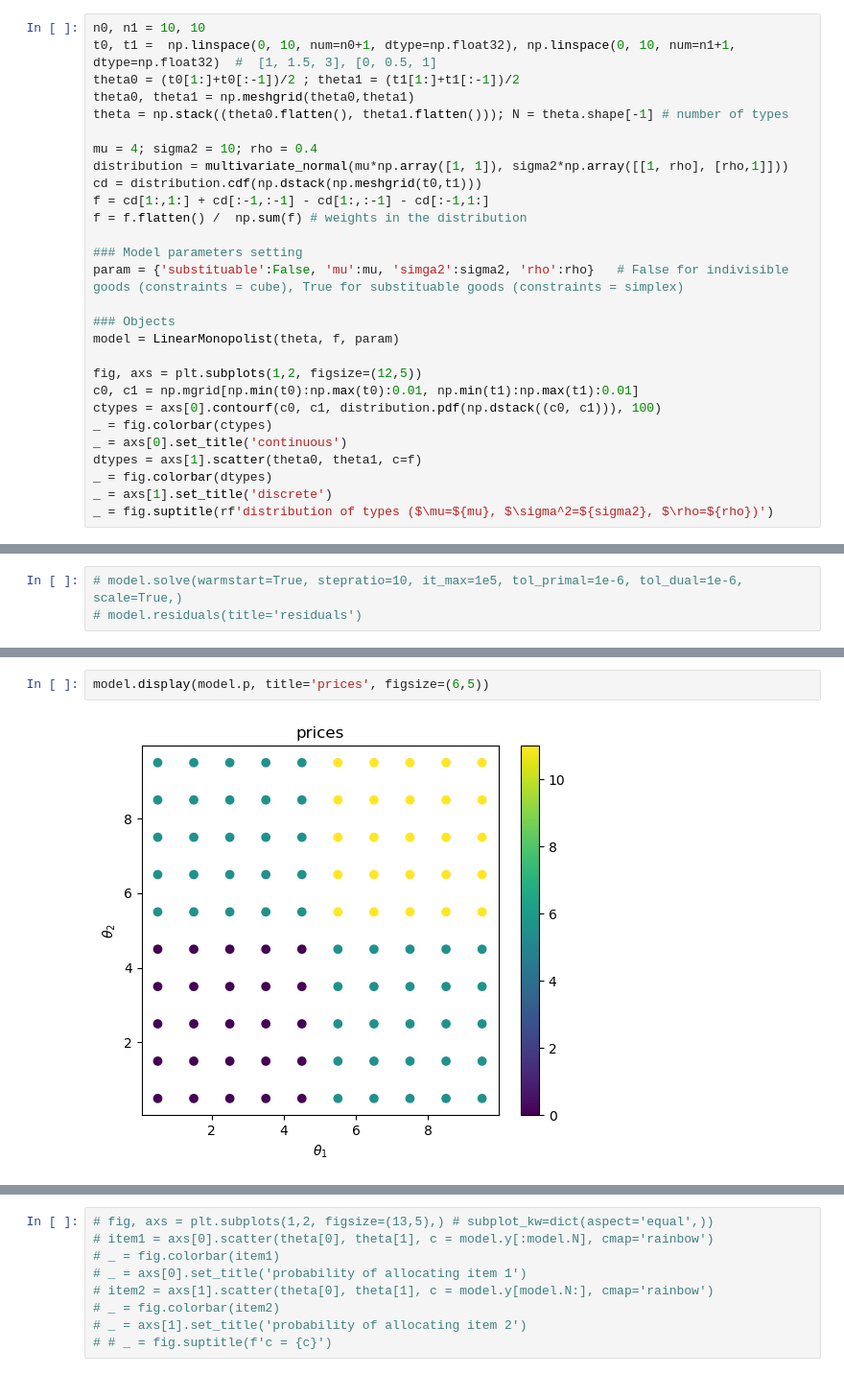
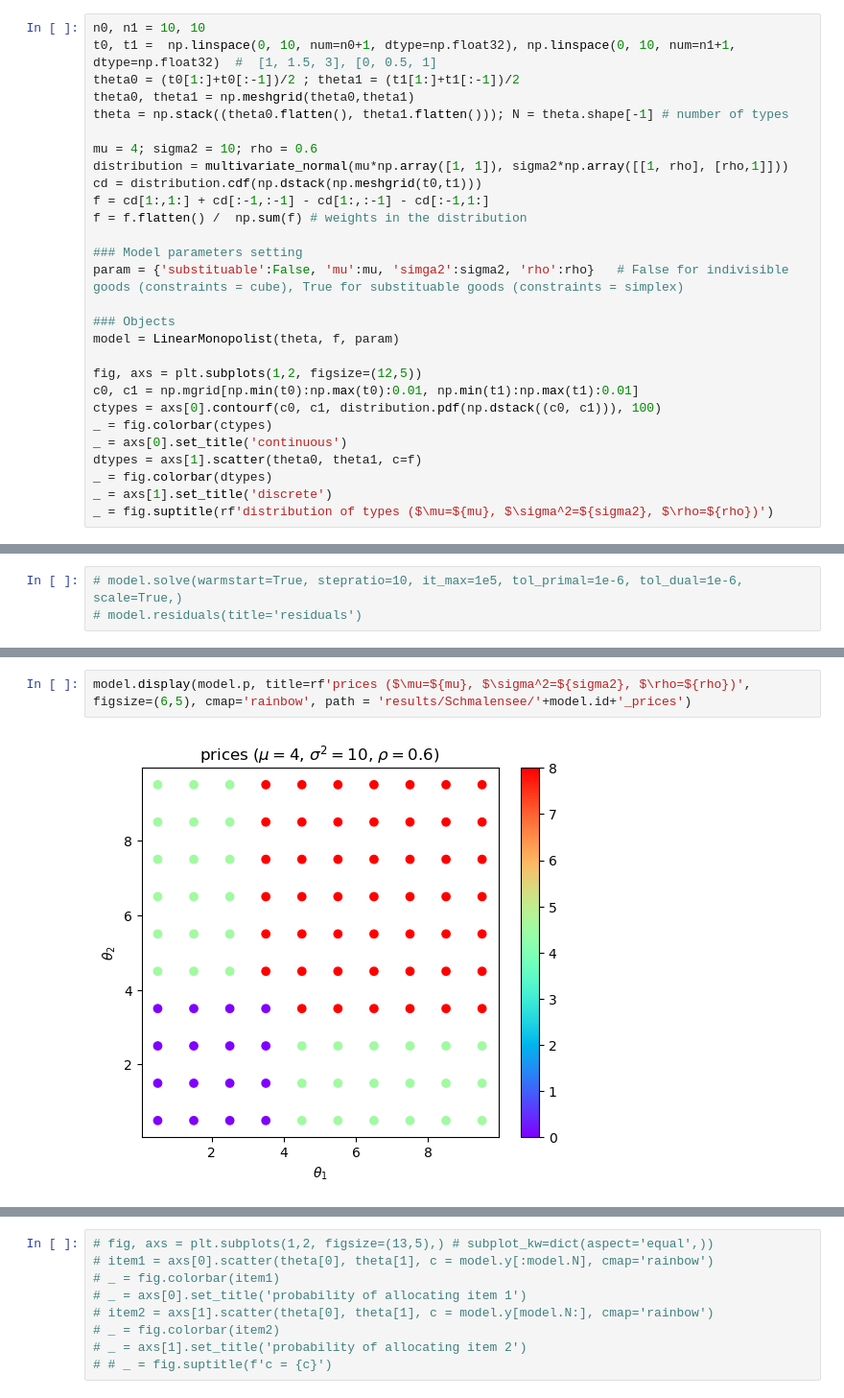
Before and after one commit to x-dupuis/screening-algo, a Jupyter notebook: examples/Schmalensee.ipynb, the cells around one changed output, grey strips where cells are left out. Shown: that part at 96% size. Cells and saved outputs as stored; diff of their text form.

Commit message:
plot prices v1

```diff
--- a/examples/Schmalensee.ipynb
+++ b/examples/Schmalensee.ipynb
@@ -22,7 +22,7 @@ theta0 = (t0[1:]+t0[:-1])/2 ; theta1 = (t1[1:]+t1[:-1])/2
 theta0, theta1 = np.meshgrid(theta0,theta1)
 theta = np.stack((theta0.flatten(), theta1.flatten())); N = theta.shape[-1] # number of types
 
-mu = 4; sigma2 = 10; rho = 0.4
+mu = 4; sigma2 = 10; rho = 0.6
 distribution = multivariate_normal(mu*np.array([1, 1]), sigma2*np.array([[1, rho], [rho,1]]))
 cd = distribution.cdf(np.dstack(np.meshgrid(t0,t1)))
 f = cd[1:,1:] + cd[:-1,:-1] - cd[1:,:-1] - cd[:-1,1:]
@@ -134,4 +107,4 @@ model.display(model.y[:N]+model.y[N:], title='allocation', figsize=(6,5))
 # %%
-model.display(model.p, title='prices', figsize=(6,5))
+model.display(model.p, title=rf'prices ($\mu=${mu}, $\sigma^2=${sigma2}, $\rho=${rho})', figsize=(6,5), cmap='rainbow', path = 'results/Schmalensee/'+model.id+'_prices')
 # %% [output]
-[figure, old version]
+[figure, new version]
```
Also changed, not shown: parts of 14 cells of this notebook, 4 other files.
